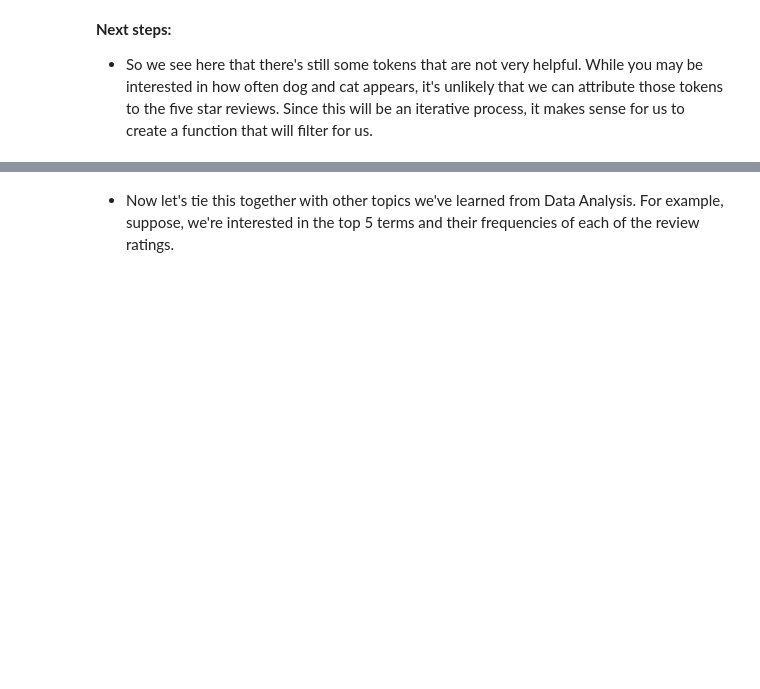
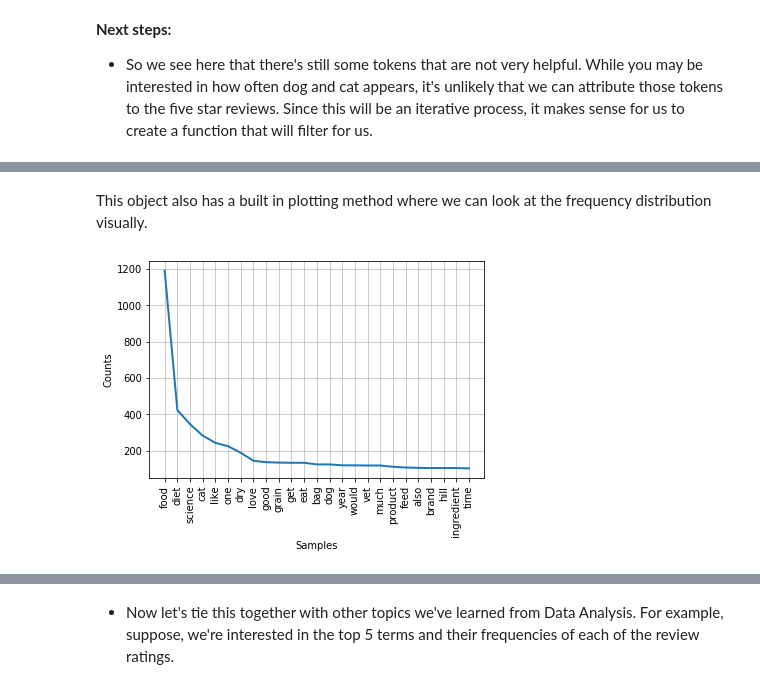
Before and after one commit to nycdatasci/live-learning-sessions, a Jupyter notebook: introduction-to-text-mining/Amazon Pet Reviews.ipynb, the cells around one changed output, grey strips where cells are left out. Cells and saved outputs as stored; diff of their text form; code cells hidden in the pictures; blank space fills up the shorter version.

```diff
--- a/introduction-to-text-mining/Amazon Pet Reviews.ipynb
+++ b/introduction-to-text-mining/Amazon Pet Reviews.ipynb
@@ -101,0 +262,3 @@ fdist_bi.most_common(50)
+# %%
+sciencediet_df = df[df['reviewText'].str.contains('Science Diet', na=False)]
+sciencediet_df
@@ -101,0 +279,5 @@ fdist_bi.most_common(50)
+# %%
+best_sd_reviews = ' '.join(sciencediet_df[sciencediet_df['overall']==5]['reviewText']).lower()
+best_science_tokens = extra_filter(corpus= best_sd_reviews, stop_tokens=extra_stopwords)
+
+fdist_sci_diet = FreqDist(best_science_tokens)
@@ -101,0 +304,6 @@ fdist_bi.most_common(50)
+# %% [markdown]
+This object also has a built in plotting method where we can look at the frequency distribution visually.
+# %%
+fdist_sci_diet.plot(25)
+# %% [output]
+[figure, added]
```
Also changed, not shown: parts of 35 cells of this notebook.
